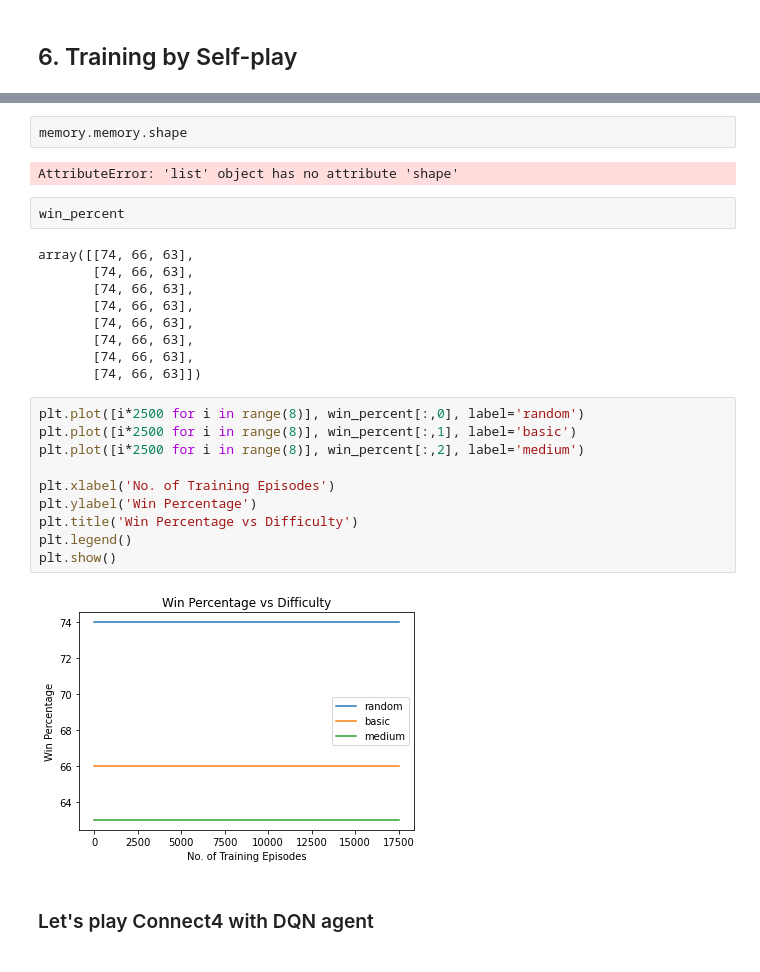
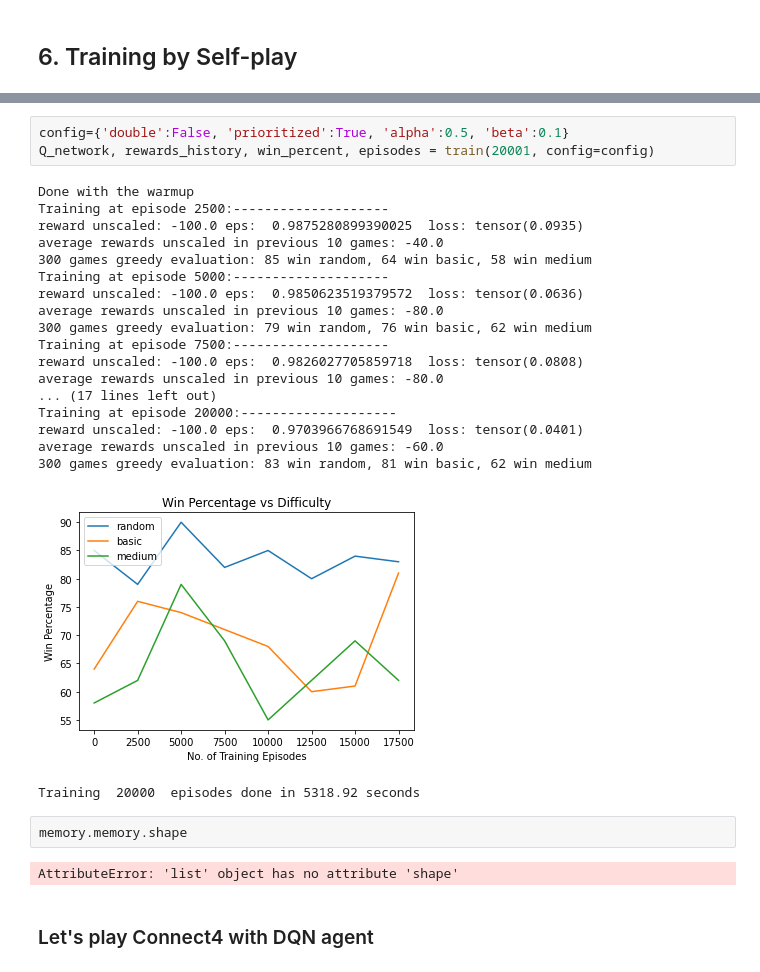
Before and after one commit to chihangs/INM707, a Jupyter notebook: Connect4.ipynb, the cells around one changed output, grey strips where cells are left out. Saved outputs shown, nothing was run; the diff lists cells and outputs as text.

```diff
--- a/Connect4.ipynb
+++ b/Connect4.ipynb
@@ -699,30 +755,30 @@ Training  20000  episodes done in 5318.07 seconds
+# %%
+config={'double':False, 'prioritized':True, 'alpha':0.5, 'beta':0.1}
+Q_network, rewards_history, win_percent, episodes = train(20001, config=config)
+# %% [output]
+Done with the warmup
+Training at episode 2500:--------------------
+reward unscaled: -100.0 eps:  0.9875280899390025  loss: tensor(0.0935)
+average rewards unscaled in previous 10 games: -40.0
+300 games greedy evaluation: 85 win random, 64 win basic, 58 win medium
+Training at episode 5000:--------------------
+reward unscaled: -100.0 eps:  0.9850623519379572  loss: tensor(0.0636)
+average rewards unscaled in previous 10 games: -80.0
+300 games greedy evaluation: 79 win random, 76 win basic, 62 win medium
+Training at episode 7500:--------------------
+reward unscaled: -100.0 eps:  0.9826027705859718  loss: tensor(0.0808)
+average rewards unscaled in previous 10 games: -80.0
+... (17 lines left out)
+Training at episode 20000:--------------------
+reward unscaled: -100.0 eps:  0.9703966768691549  loss: tensor(0.0401)
+average rewards unscaled in previous 10 games: -60.0
+300 games greedy evaluation: 83 win random, 81 win basic, 62 win medium
+[figure, added]
+Training  20000  episodes done in 5318.92 seconds
 # %%
 memory.memory.shape
 # %% [output]
 AttributeError: 'list' object has no attribute 'shape'
-# %%
-win_percent
-# %% [output]
-array([[74, 66, 63],
-       [74, 66, 63],
-       [74, 66, 63],
-       [74, 66, 63],
-       [74, 66, 63],
-       [74, 66, 63],
-       [74, 66, 63],
-       [74, 66, 63]])
-# %%
-plt.plot([i*2500 for i in range(8)], win_percent[:,0], label='random')
-plt.plot([i*2500 for i in range(8)], win_percent[:,1], label='basic')
-plt.plot([i*2500 for i in range(8)], win_percent[:,2], label='medium')
-
-plt.xlabel('No. of Training Episodes')
-plt.ylabel('Win Percentage')
-plt.title('Win Percentage vs Difficulty')
-plt.legend()
-plt.show()
-# %% [output]
-[figure, removed]
 # %% [markdown]
 ### Let's play Connect4 with DQN agent
 # %%
```
Also changed, not shown: parts of 12 cells of this notebook.
